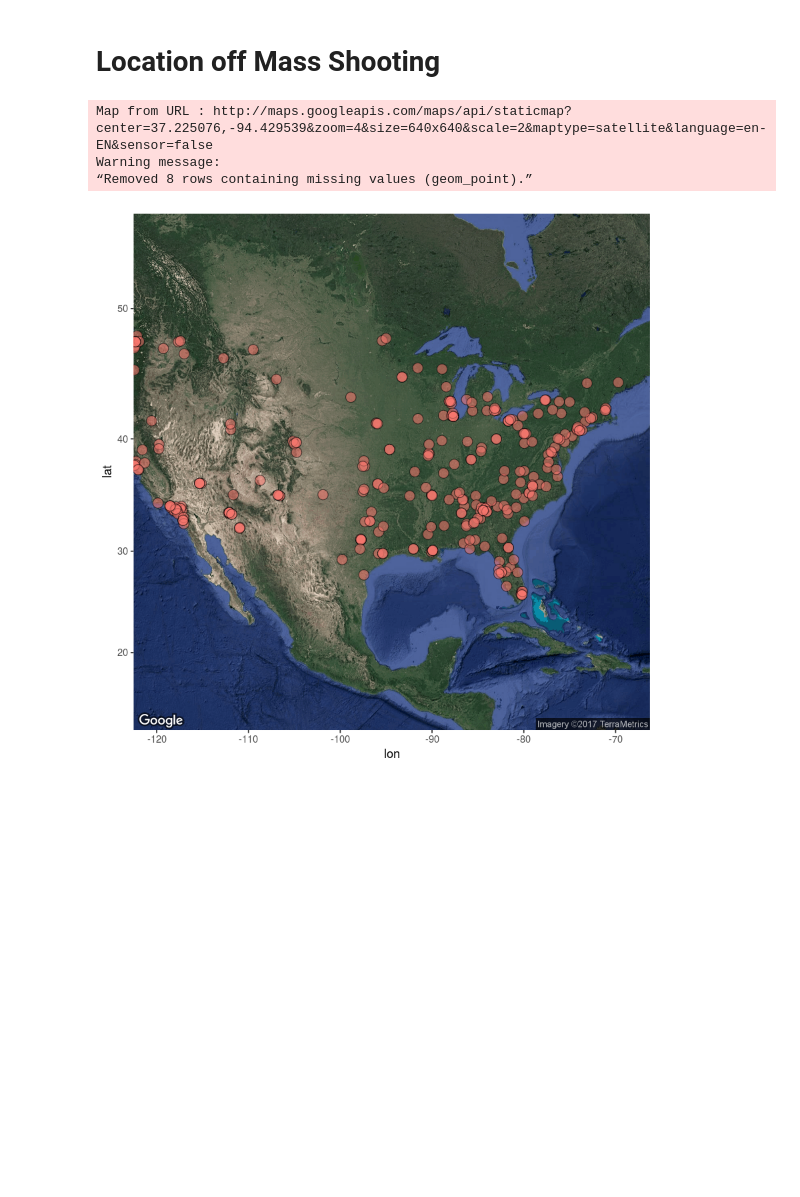
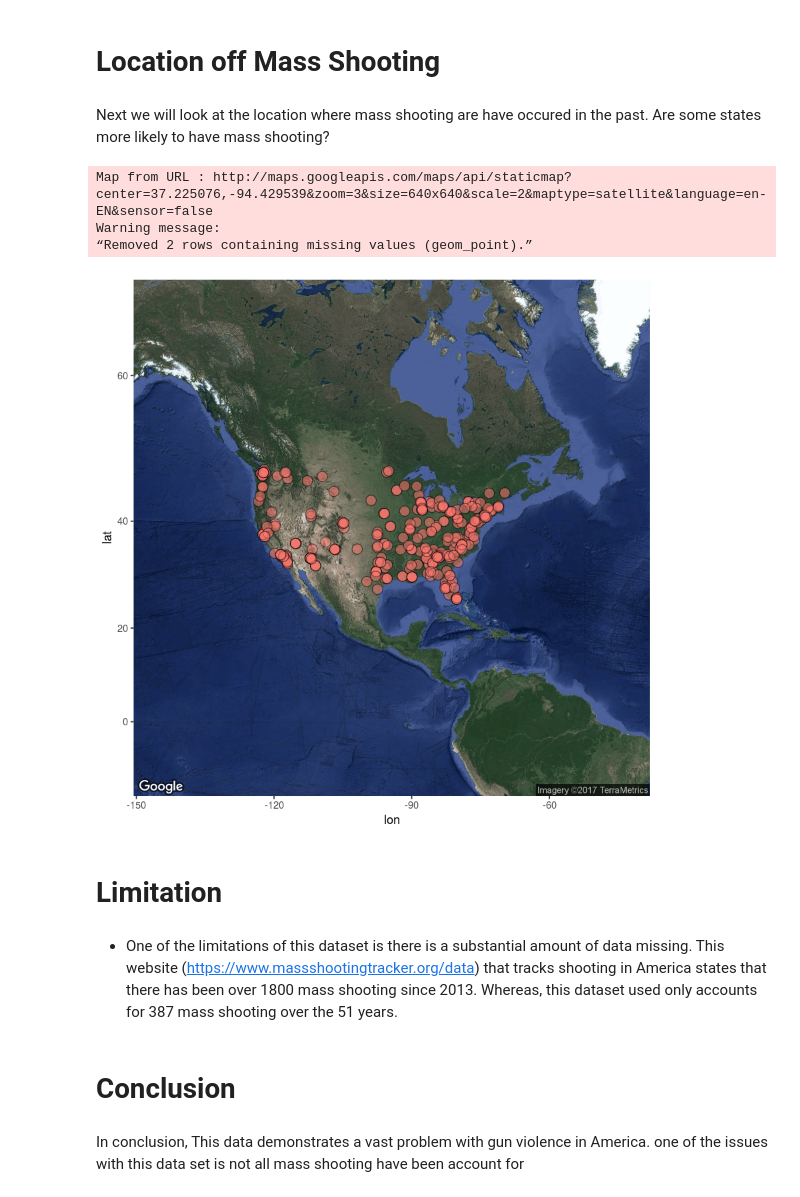
Before and after one commit to JamesLweller/JamesLweller.github.io, a Jupyter notebook: mass shooting.ipynb, the cells around one changed output. Cells and saved outputs as stored; diff of their text form; code cells hidden in the pictures; blank space fills up the shorter version.

```diff
--- a/mass shooting.ipynb
+++ b/mass shooting.ipynb
@@ -21,7 +26,7 @@ Data mass shooting in the United states since 1966 to 2017.
 https://www.kaggle.com/zusmani/us-mass-shootings-last-50-years/downloads/Mass%20Shootings%20Dataset%20Ver%202.csv
 # %%
 #Load data
-mass <- read.csv("https://storage.googleapis.com/kaggle-datasets/2778/4884/Mass%20Shootings%20Dataset%20Ver%202.csv?GoogleAccessId=datasets@kaggle-161607.iam.gserviceaccount.com&Expires=1508846001&Signature=tQwVjWrXxrDkk%2BtWlWo5kKdZ64aD9d4RhZ014p2aXLD08TtFMdAifPEuz8sahsOwNlG5FZpAZnGXTqsckddjOSIOtRWuA70jE%2BMxtecpQsrGND8W72LmHpfP%2BIQHHcQByR5LyK%2F3%2FuWNUHV2g7m0dI6%2BYmdNmJGhIkEoWdgo9iU%2BNhxaE%2Fjd1hRE%2Bk0UOE4OjVGujW5d8XHmzIkPItED93eLnfmQ7Pw78CLThznmVfyRXB6oJiUbSaXeoC8KRhLO47m2611aSTv7asOmRv2o76QQvNzNF8HanXVfxTJXd8KQUJO1DrCbULQ%2FiZ30AEBNQQ%2BvMb4zRZgktf98aUFQaA%3D%3D", header = TRUE)
+mass <- read.csv("https://storage.googleapis.com/kaggle-datasets/2778/4884/Mass%20Shootings%20Dataset%20Ver%202.csv?GoogleAccessId=datasets@kaggle-161607.iam.gserviceaccount.com&Expires=1509481309&Signature=WYQ%2BCa%2B1FIggTc2Kx%2Bu5M%2BxF7PGNdKJ0vHxYn1vN6cnJZ751hiaQhRwtz5NVCwrvd56XYOocyqXlSTwuJcLTzglwxC8MXFqS0dofvVjqMhtINRobRi5P0ZS%2BlxXM%2FESA8ixIS7f0hV6NYRUTeMmuMS29QC4QxYm1V0wtZPMznrJa%2FNYPQFeSec0PhdcLsu1ATqwrmgWMUaTjOnv38qhImpdDnx9BzHC47z%2BWsTXgflDneFTLHA01QSbPsv41fDvTE041EaqnVLdhN1piUHyREjVXiIohOc%2B226%2BmO5Dlnt0pLtriGHlfwqKKmwH%2F72YgyRAPoVGjs9CYGRAPm%2BO0aw%3D%3D", header = TRUE)
 # %%
 #fix dates
 mass$Date <- as.Date(paste(mass$Date), "%m/%d/%Y")
@@ -115,2 +123,4 @@ Finally, Thursday seems to have the most mass shooting. Whereas, tuesdays seems
 # %% [markdown]
 # Location off Mass Shooting
+# %% [markdown]
+Next we will look at the location where mass shooting are have occured in the past. Are some states more likely to have mass shooting?
@@ -118,7 +130,7 @@ Finally, Thursday seems to have the most mass shooting. Whereas, tuesdays seems
 #longitude and latitude to new data frame
 lon <- mass$Longitude
 lat <- mass$Latitude
-co <- as.data.frame(cbind(lon,lat))
+co <- as.data.frame(cbind(lat,lon))
 # %%
 #Remove N/A from the data frame
 co <- na.omit(co)
@@ -125,14 +139,22 @@ co <- na.omit(co)
 # %%
 #Download googlemap
-shooting_map <- get_map(location = c(lon = mean(co$lon), lat = mean(co$lat)), zoom = 4,
+shooting_map <- get_map(location = c(lon = mean(co$lon), lat = mean(co$lat)), zoom = 3,
                       maptype = "satellite", scale = 2)
 
 #Plot the longitude and latitude on the map
 ggmap(shooting_map) +
   geom_point(data = co, aes(x = lon, y = lat, fill = "red", alpha = 0.8), size = 4, shape = 21) +
   guides(fill=FALSE, alpha=FALSE, size=FALSE, na.rm = TRUE)
 # %% [output]
-Map from URL : http://maps.googleapis.com/maps/api/staticmap?center=37.225076,-94.429539&zoom=4&size=640x640&scale=2&maptype=satellite&language=en-EN&sensor=false
+Map from URL : http://maps.googleapis.com/maps/api/staticmap?center=37.225076,-94.429539&zoom=3&size=640x640&scale=2&maptype=satellite&language=en-EN&sensor=false
 Warning message:
-“Removed 8 rows containing missing values (geom_point).”
+“Removed 2 rows containing missing values (geom_point).”
-[figure, old version]
+[figure, new version]
+# %% [markdown]
+# Limitation
+# %% [markdown]
+- One of the limitations of this dataset is there is a substantial amount of data missing. This website (https://www.massshootingtracker.org/data) that tracks shooting in America states that there has been over 1800 mass shooting since 2013. Whereas, this dataset used only accounts for 387 mass shooting over the 51 years.
+# %% [markdown]
+# Conclusion
+# %% [markdown]
+In conclusion, This data demonstrates a vast problem with gun violence in America. one of the issues with this data set is not all mass shooting have been account for
```
Also changed, not shown: parts of 20 cells of this notebook.
